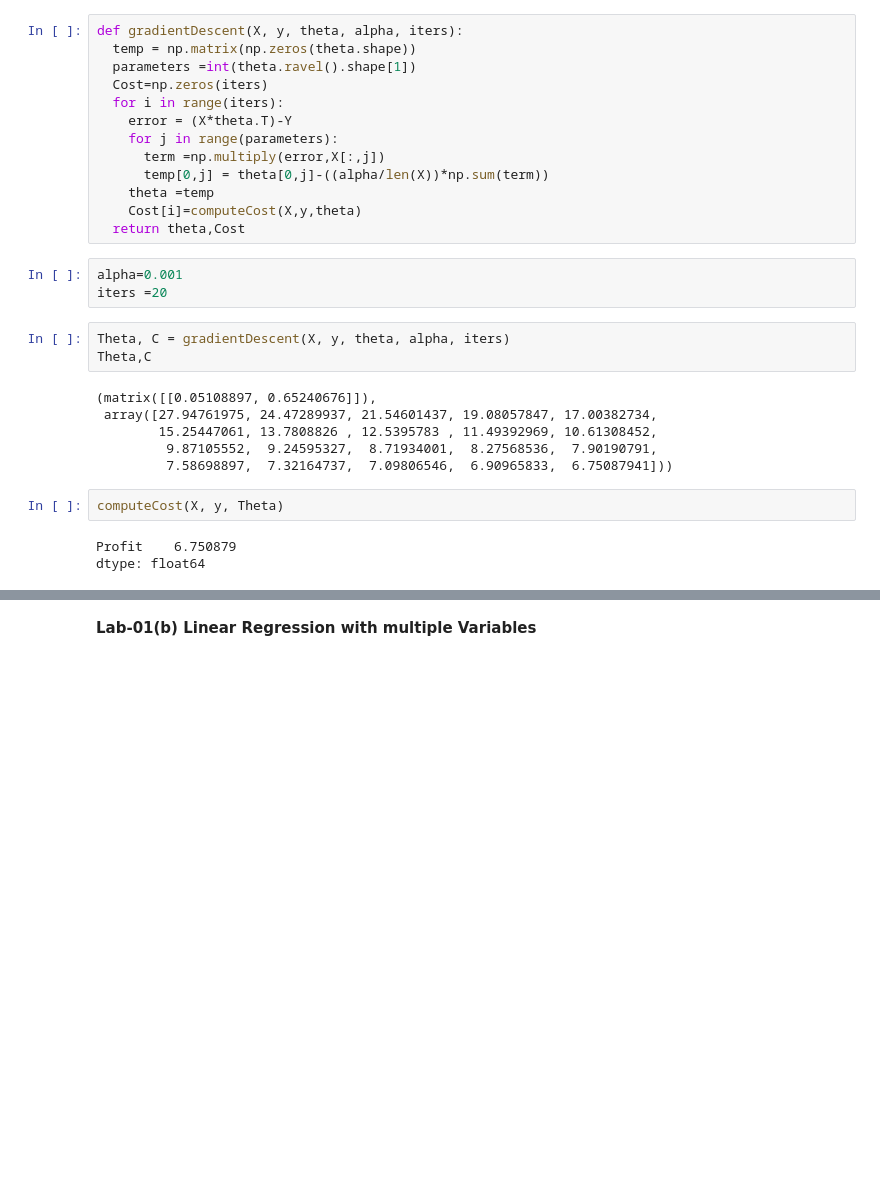
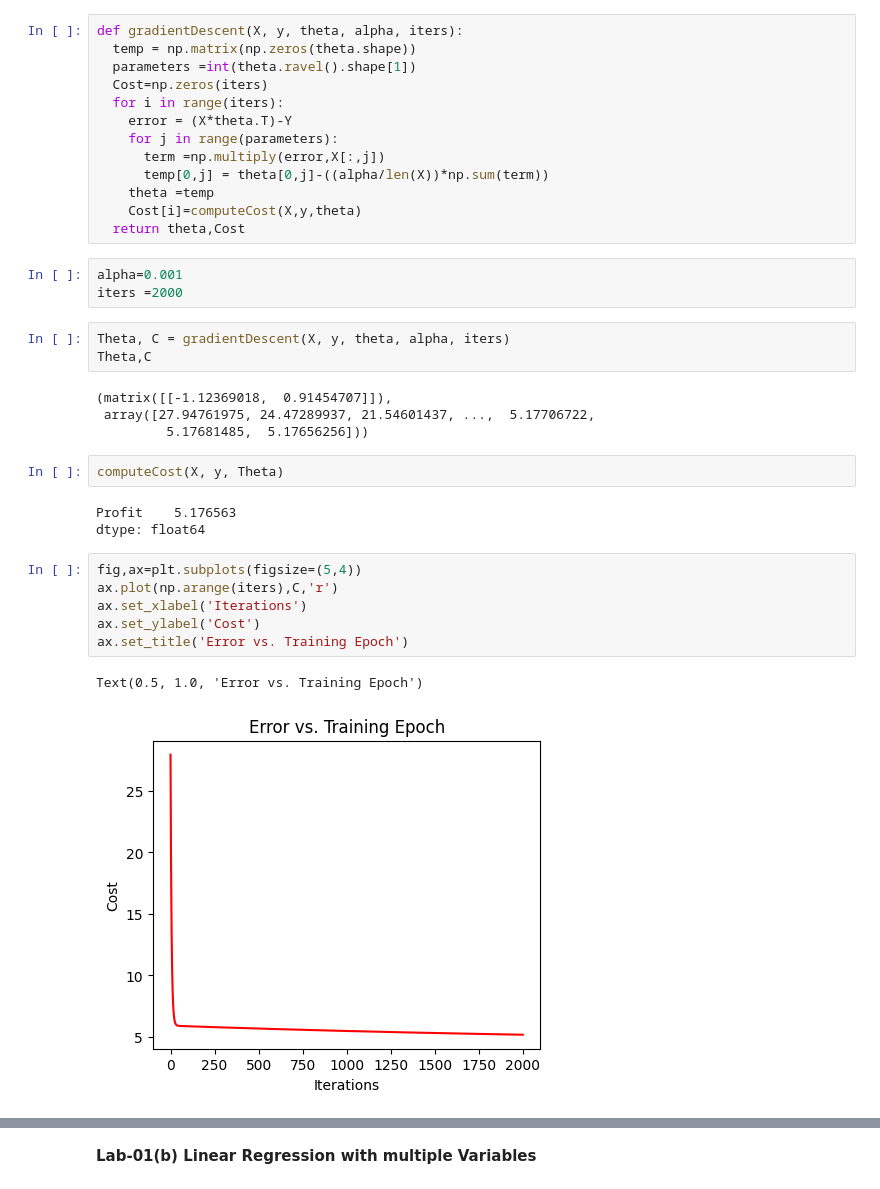
Before and after one commit to AnoushkaTripathi/Machine-Learning-Projects, a Jupyter notebook: Lab_02_Linear_Regression_2024.ipynb, the cells around one changed output, grey strips where cells are left out. Saved outputs shown, nothing was run; the diff lists cells and outputs as text; blank space fills up the shorter version.

```diff
--- a/Lab_02_Linear_Regression_2024.ipynb
+++ b/Lab_02_Linear_Regression_2024.ipynb
@@ -140,18 +140,25 @@ def gradientDescent(X, y, theta, alpha, iters):
   return theta,Cost
 # %%
 alpha=0.001
-iters =20
+iters =2000
 # %%
 Theta, C = gradientDescent(X, y, theta, alpha, iters)
 Theta,C
 # %% [output]
-(matrix([[0.05108897, 0.65240676]]),
- array([27.94761975, 24.47289937, 21.54601437, 19.08057847, 17.00382734,
-        15.25447061, 13.7808826 , 12.5395783 , 11.49392969, 10.61308452,
-         9.87105552,  9.24595327,  8.71934001,  8.27568536,  7.90190791,
-         7.58698897,  7.32164737,  7.09806546,  6.90965833,  6.75087941]))
+(matrix([[-1.12369018,  0.91454707]]),
+ array([27.94761975, 24.47289937, 21.54601437, ...,  5.17706722,
+         5.17681485,  5.17656256]))
 # %%
 computeCost(X, y, Theta)
 # %% [output]
-Profit    6.750879
+Profit    5.176563
 dtype: float64
+# %%
+fig,ax=plt.subplots(figsize=(5,4))
+ax.plot(np.arange(iters),C,'r')
+ax.set_xlabel('Iterations')
+ax.set_ylabel('Cost')
+ax.set_title('Error vs. Training Epoch')
+# %% [output]
+Text(0.5, 1.0, 'Error vs. Training Epoch')
+[figure, added]
```
Also changed, not shown: parts of 1 cell of this notebook.
